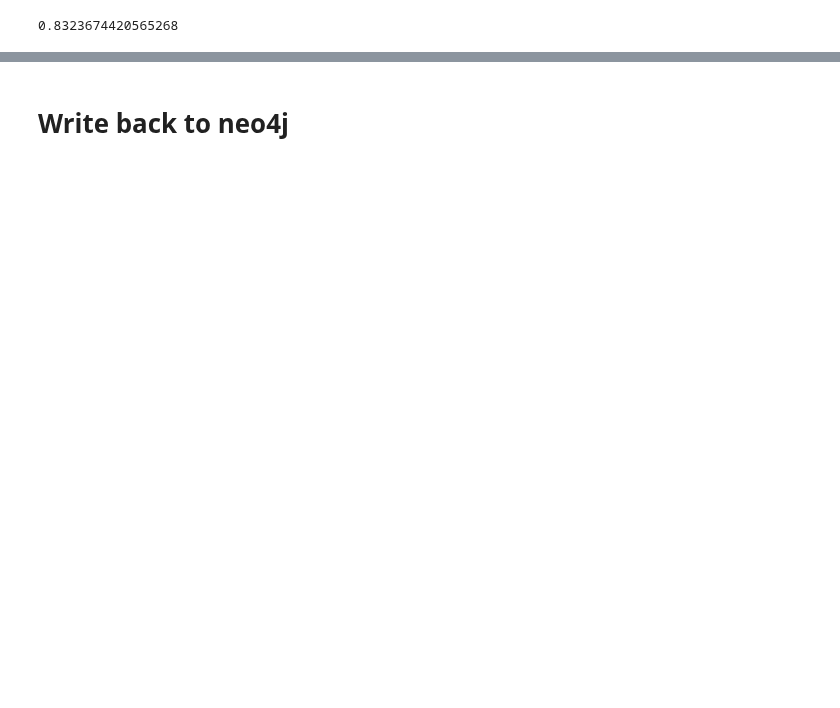
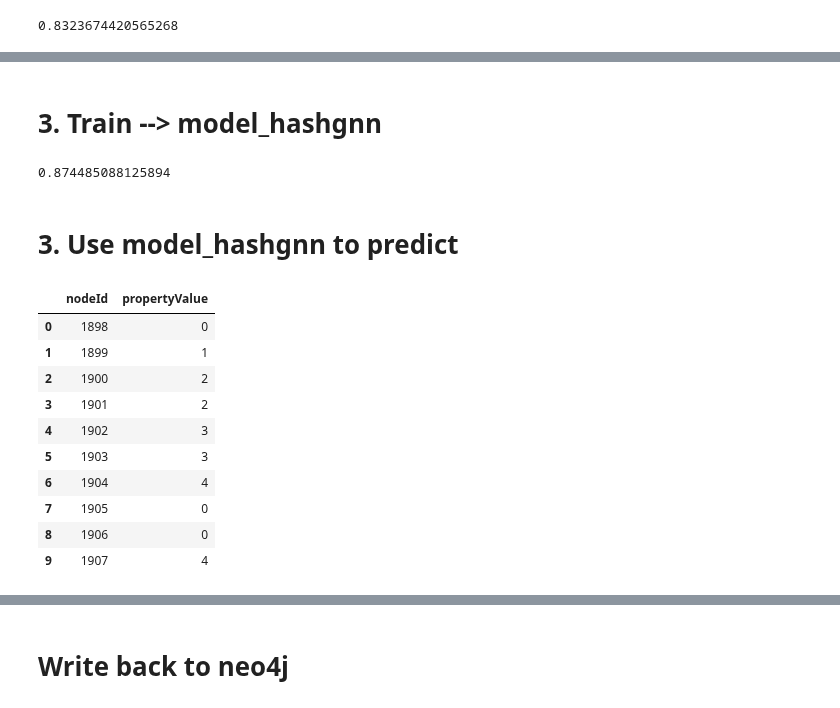
Before and after one commit to smallcat9603/graph, a Jupyter notebook: neo4j-ml-node-classification.ipynb, the cells around one changed output, grey strips where cells are left out. Drawn from its saved outputs; the diff is of its cells as text; code cells hidden in the pictures; blank space fills up the shorter version.

```diff
--- a/neo4j-ml-node-classification.ipynb
+++ b/neo4j-ml-node-classification.ipynb
@@ -248,0 +251,17 @@ predicted_fastrp.merge(nodes_df, on="nodeId")
+# %%
+node_pipeline_hashgnn, _ = gds.beta.pipeline.nodeClassification.create("cora-pipeline-hashgnn")
+node_pipeline_hashgnn.addNodeProperty(
+    "beta.hashgnn",
+    mutateProperty="embedding",
+    iterations=4,
+    heterogeneous=True,
+    embeddingDensity=512,
+    neighborInfluence=0.7,
+    featureProperties=["features"],
+    randomSeed=42,
+    contextNodeLabels=["Paper", "UnclassifiedPaper"],
+)
+node_pipeline_hashgnn.selectFeatures(["embedding"]) # With the node embeddings available as features, we no longer use the original raw `features`.
+node_pipeline_hashgnn.configureSplit(testFraction=0.2, validationFolds=5)
+node_pipeline_hashgnn.addLogisticRegression(maxEpochs=200, penalty=(0.0, 0.5))
+node_pipeline_hashgnn.configureAutoTuning(maxTrials=5)
@@ -248,0 +276,39 @@ predicted_fastrp.merge(nodes_df, on="nodeId")
+# %% [markdown]
+# 3. Train --> model_hashgnn
+# %%
+model_hashgnn, stats_hashgnn = node_pipeline_hashgnn.train(
+    G,
+    targetNodeLabels=["Paper"],
+    modelName="cora-pipeline-model-hashgnn",
+    targetProperty="subject",
+    metrics=["F1_WEIGHTED"],
+    randomSeed=42,
+    concurrency=4,
+)
+print(stats_hashgnn["modelInfo"]["metrics"]["F1_WEIGHTED"]["test"])
+# %% [output]
+0.874485088125894
+# %% [markdown]
+# 3. Use model_hashgnn to predict
+# %%
+model_hashgnn.predict_mutate(
+    G,
+    mutateProperty="predictedClass_hashgnn",
+    modelName="cora-pipeline-model-hashgnn",
+    predictedProbabilityProperty="predictedProbabilities_hashgnn",
+    targetNodeLabels=["UnclassifiedPaper"],
+)
+predicted_hashgnn = gds.graph.streamNodeProperty(G, "predictedClass_hashgnn", ["UnclassifiedPaper"])
+predicted_hashgnn
+# %% [output]
+|  | nodeId | propertyValue |
+| 0 | 1898 | 0 |
+| 1 | 1899 | 1 |
+| 2 | 1900 | 2 |
+| 3 | 1901 | 2 |
+| 4 | 1902 | 3 |
+| 5 | 1903 | 3 |
+| 6 | 1904 | 4 |
+| 7 | 1905 | 0 |
+| 8 | 1906 | 0 |
+| 9 | 1907 | 4 |
```
Also changed, not shown: parts of 20 cells of this notebook.
